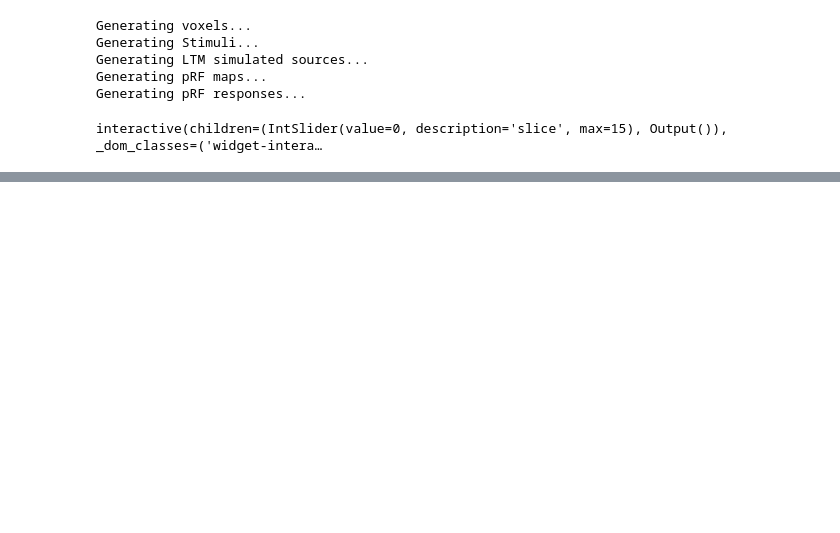
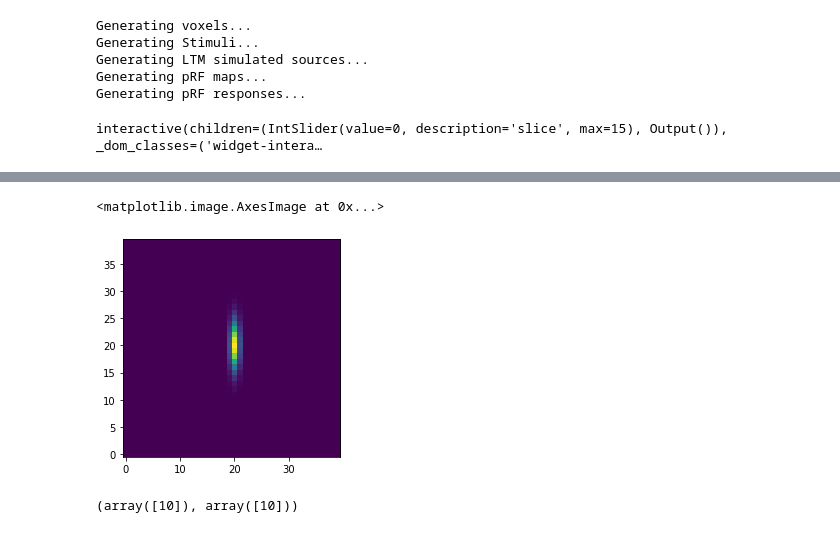
Before and after one commit to rfw256/Interstellar_old, a Jupyter notebook: code/pilot_sim.ipynb, the cells around one changed output, grey strips where cells are left out. Saved outputs shown, nothing was run; the diff lists cells and outputs as text; code cells hidden in the pictures; blank space fills up the shorter version.

```diff
--- a/code/pilot_sim.ipynb
+++ b/code/pilot_sim.ipynb
@@ -247,0 +361,12 @@ interactive(children=(IntSlider(value=0, description='slice', max=15), Output())
+# %%
+
+plt.imshow(generate_prf_warp(size = 40, sd = 3, y_warp = 1, x_warp = 5), origin = 'lower')
+# %% [output]
+<matplotlib.image.AxesImage at 0x...>
+[figure, added]
+# %%
+stim.shape
+
+np.where(stim == 1)
+# %% [output]
+(array([10]), array([10]))
```
Also changed, not shown: parts of 14 cells of this notebook.
